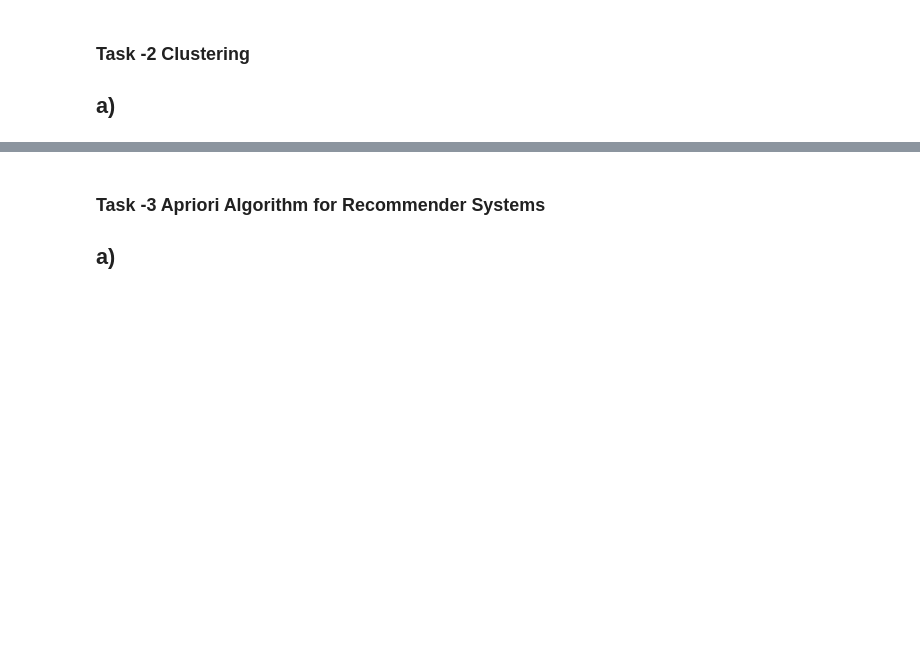
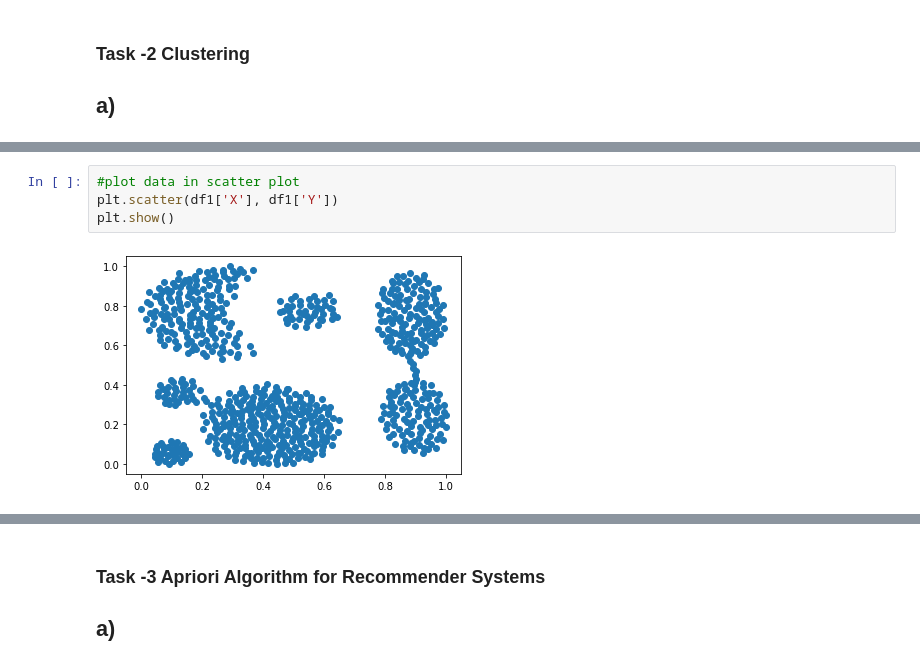
Before and after one commit to rafiqulislam21/pca_svd_clustring_and_apriori_algorithm_with_python, a Jupyter notebook: pca_svd_clustring_and_apriori_algorithm.ipynb, the cells around one changed output, grey strips where cells are left out. Drawn from its saved outputs; the diff is of its cells as text; blank space fills up the shorter version.

```diff
--- a/pca_svd_clustring_and_apriori_algorithm.ipynb
+++ b/pca_svd_clustring_and_apriori_algorithm.ipynb
@@ -257,0 +170,6 @@ plt.scatter(df4['X'], df4['Y'])
+# %%
+#plot data in scatter plot
+plt.scatter(df1['X'], df1['Y'])
+plt.show()
+# %% [output]
+[figure, added]
```
Also changed, not shown: parts of 21 cells of this notebook.
